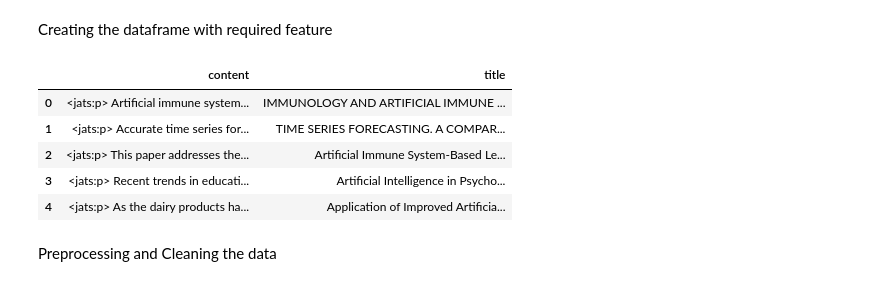
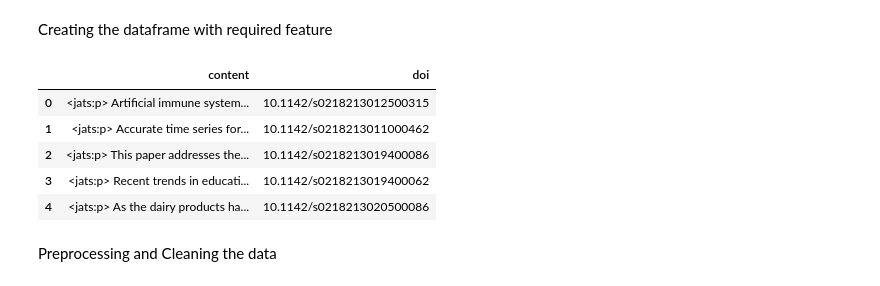
Before and after one commit to AishwaryaNambissan/Code, a Jupyter notebook: LDA_FinalDataset.ipynb, the cells around one changed output. Drawn from its saved outputs; the diff is of its cells as text; code cells hidden in the pictures.

```diff
--- a/LDA_FinalDataset.ipynb
+++ b/LDA_FinalDataset.ipynb
@@ -50,7 +50,7 @@ file =  '/content/gdrive/MyDrive/Colab Notebooks/extracted_files/json/artificial
 affs = set()
 author_names = set()
 content = []
-titles=[]
+doi=[]
 counter = 0
 try:
     with open(file, 'r') as f:
@@ -65,7 +65,8 @@ try:
             if 'abstract' in item.keys() and 'title' in item.keys():
               title = ' '.join(item['title'])
               content.append(item['abstract']+ " " + title)
-              titles.append(title)
+              doi.append(item.get('DOI', ''))
+
             if 'author' in item.keys():
               authors = item['author']
               for val in authors:
@@ -103,26 +104,26 @@ Number of co-authors: 736857
 # %% [markdown]
 Creating the dataframe with required feature
 # %%
-df = pd.DataFrame(columns=['content', 'title'])
+df = pd.DataFrame(columns=['content', 'doi'])
 # Convert JSON to DataFrame Using read_json()
 df['content'] = pd.DataFrame(content)
-df['title'] = pd.DataFrame(titles)
+df['doi'] = pd.DataFrame(doi)
 
 
 # Checking for missing values
 df.isnull().sum()
 
 # Dropping those columns with null values for abstract or title
 df = df.dropna()
 df.shape
 df.head()
 # %% [output]
-|  | content | title |
-| 0 | <jats:p> Artificial immune system... | IMMUNOLOGY AND ARTIFICIAL IMMUNE ... |
-| 1 | <jats:p> Accurate time series for... | TIME SERIES FORECASTING. A COMPAR... |
-| 2 | <jats:p> This paper addresses the... | Artificial Immune System-Based Le... |
-| 3 | <jats:p> Recent trends in educati... | Artificial Intelligence in Psycho... |
-| 4 | <jats:p> As the dairy products ha... | Application of Improved Artificia... |
+|  | content | doi |
+| 0 | <jats:p> Artificial immune system... | 10.1142/s0218213012500315 |
+| 1 | <jats:p> Accurate time series for... | 10.1142/s0218213011000462 |
+| 2 | <jats:p> This paper addresses the... | 10.1142/s0218213019400086 |
+| 3 | <jats:p> Recent trends in educati... | 10.1142/s0218213019400062 |
+| 4 | <jats:p> As the dairy products ha... | 10.1142/s0218213020500086 |
 # %% [markdown]
 Preprocessing and Cleaning the data
 # %%
```
Also changed, not shown: parts of 14 cells of this notebook.
